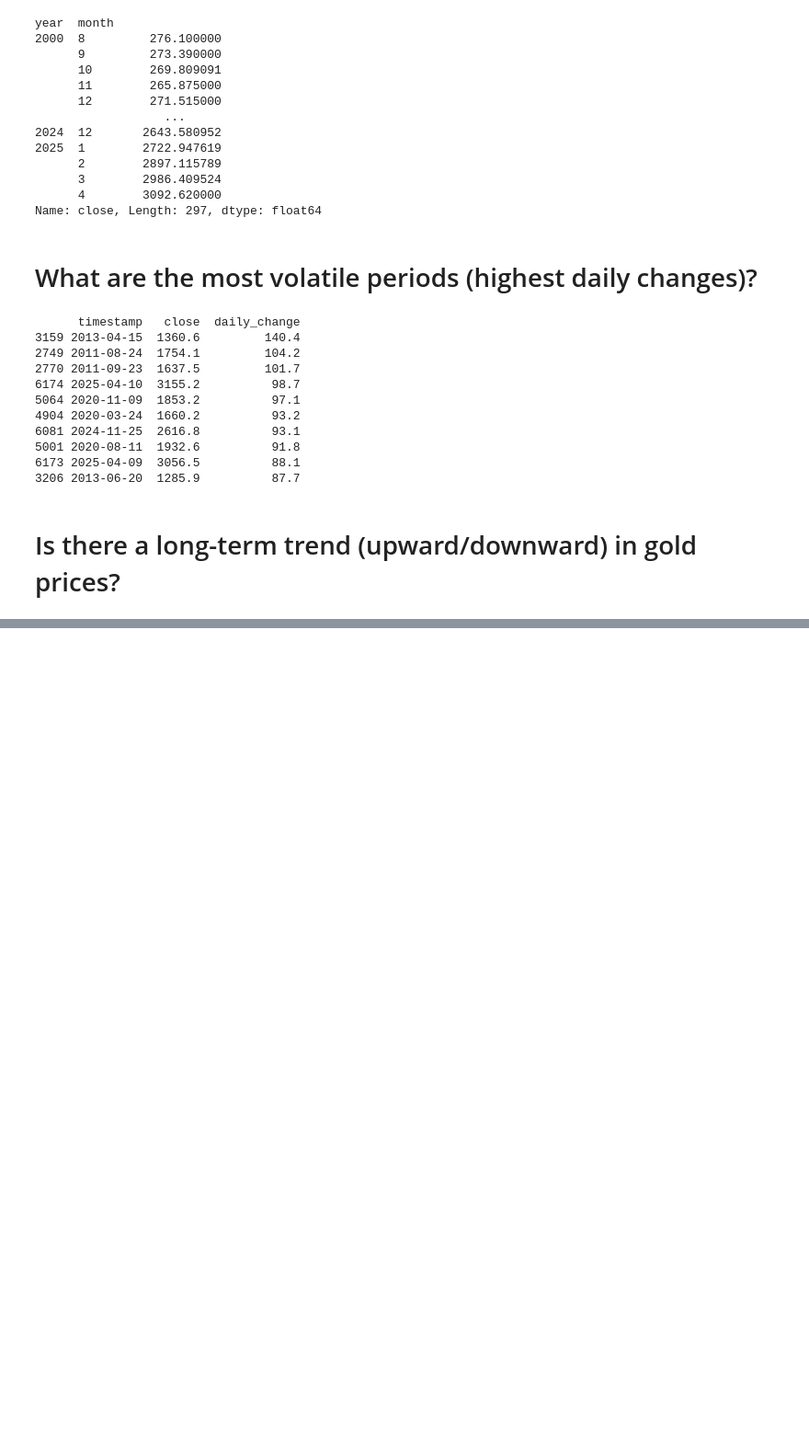
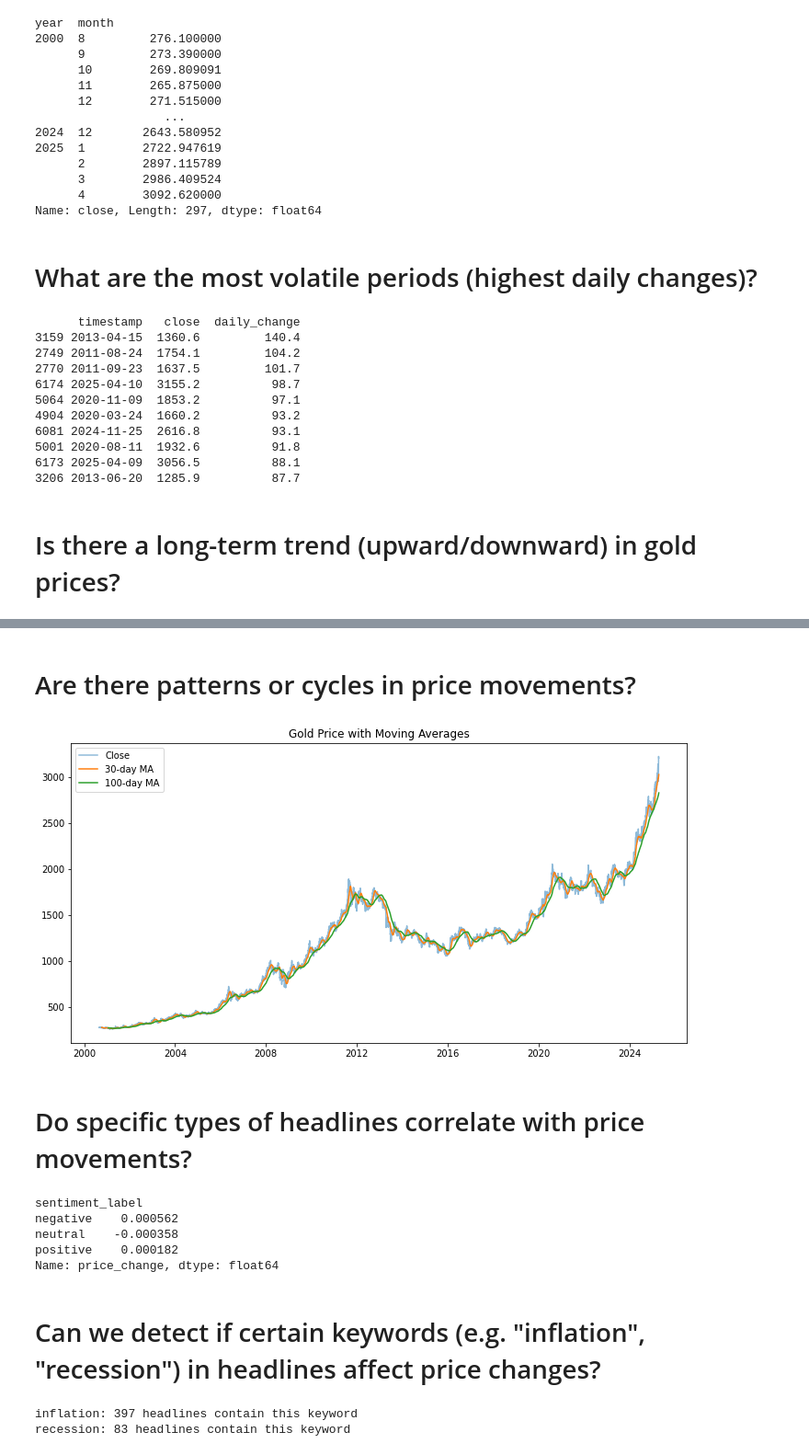
Before and after one commit to AkshayBani08/gold-price-sentiment-analysis, a Jupyter notebook: gold.ipynb, the cells around one changed output, grey strips where cells are left out. Shown: that part at 92% size. Saved outputs shown, nothing was run; the diff lists cells and outputs as text; code cells hidden in the pictures; blank space fills up the shorter version.

```diff
--- a/gold.ipynb
+++ b/gold.ipynb
@@ -143,0 +144,16 @@ No artists with labels found to put in legend.  Note that artists whose label st
+# %% [markdown]
+# Are there patterns or cycles in price movements?
+# %%
+df['MA30'] = df['close'].rolling(window=30).mean()
+df['MA100'] = df['close'].rolling(window=100).mean()
+plt.figure(figsize=(12,6))
+plt.plot(df['timestamp'], df['close'], label='Close', alpha=0.5)
+plt.plot(df['timestamp'], df['MA30'], label='30-day MA')
+plt.plot(df['timestamp'], df['MA100'], label='100-day MA')
+plt.legend()
+plt.title('Gold Price with Moving Averages')
+plt.show()
+# %% [output]
+[figure, added]
+# %% [markdown]
+# Do specific types of headlines correlate with price movements?
@@ -143,0 +175,18 @@ No artists with labels found to put in legend.  Note that artists whose label st
+# %%
+print(df.groupby('sentiment_label')['price_change'].mean()) # avg price change with sentiment analysis
+# %% [output]
+sentiment_label
+negative    0.000562
+neutral    -0.000358
+positive    0.000182
+Name: price_change, dtype: float64
+# %% [markdown]
+# Can we detect if certain keywords (e.g. "inflation", "recession") in headlines affect price changes?
+# %%
+keywords = ["inflation", "recession"]
+for kw in keywords:
+    df[kw] = df['headlines'].str.lower().str.contains(kw)
+    print(f"{kw}: {df[kw].sum()} headlines contain this keyword")
+# %% [output]
+inflation: 397 headlines contain this keyword
+recession: 83 headlines contain this keyword
```
Also changed, not shown: parts of 6 cells of this notebook.
